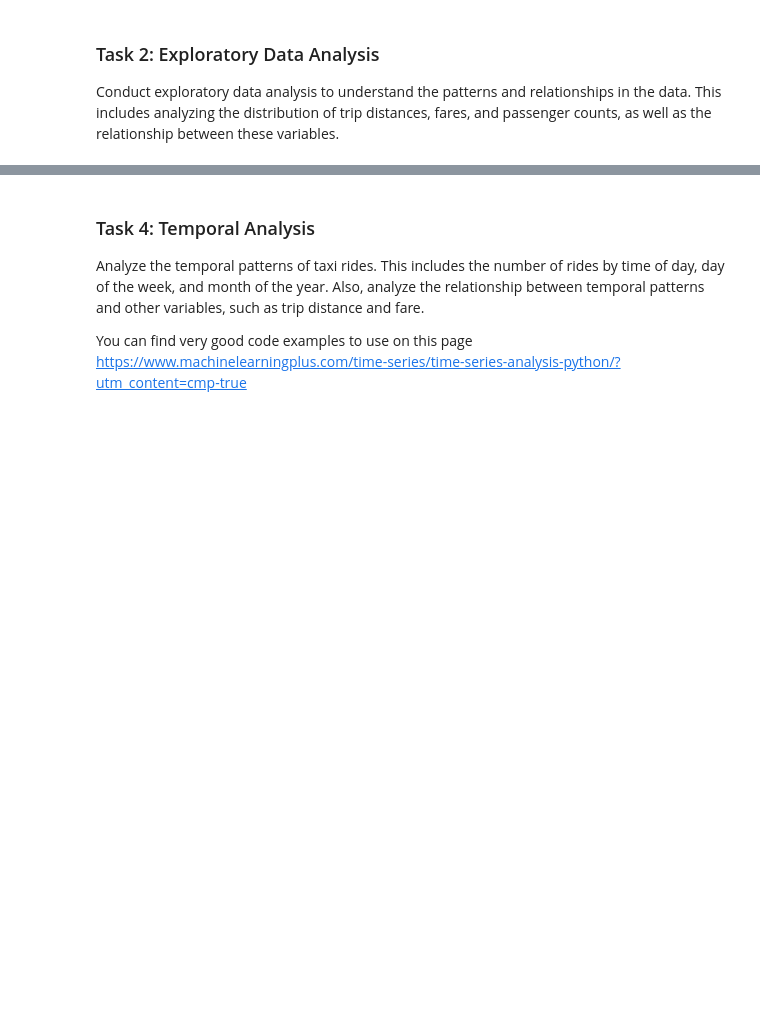
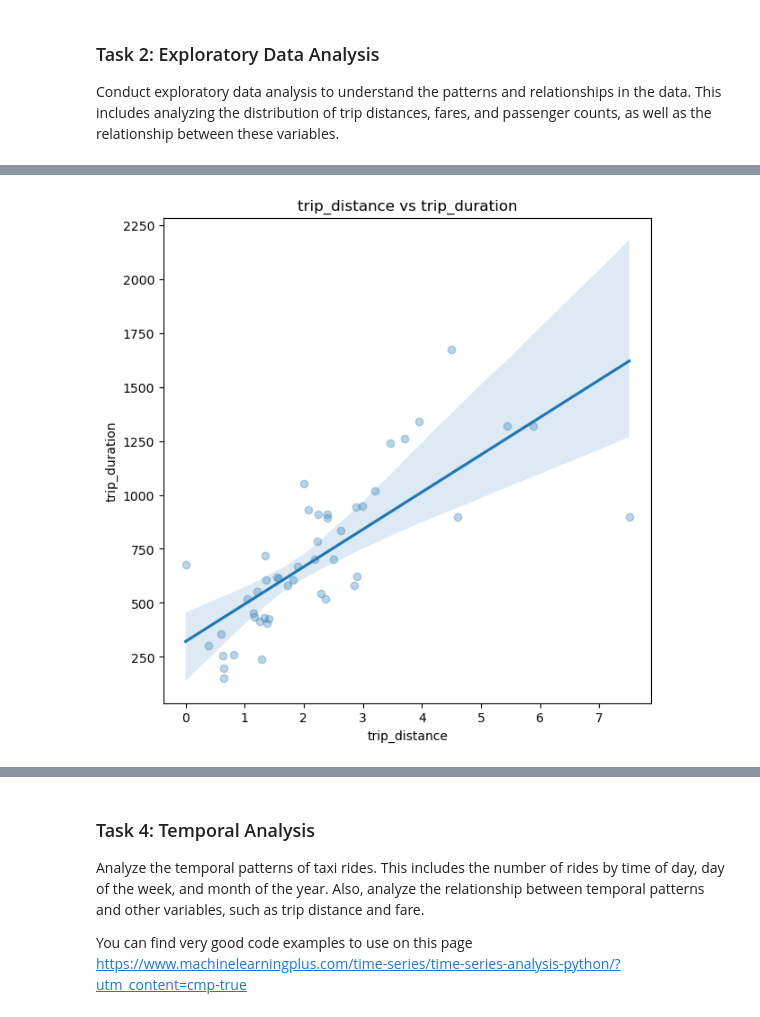
Before and after one commit to fred248h/62444-DVA, a Jupyter notebook: 4_temporal_spatial_data_analysis.ipynb, the cells around one changed output, grey strips where cells are left out. Saved outputs shown, nothing was run; the diff lists cells and outputs as text; code cells hidden in the pictures; blank space fills up the shorter version.

```diff
--- a/4_temporal_spatial_data_analysis.ipynb
+++ b/4_temporal_spatial_data_analysis.ipynb
@@ -92,0 +134,27 @@ Conduct exploratory data analysis to understand the patterns and relationships i
+# %%
+# Konverter kolonnerne til datetime-format
+df_green['lpep_pickup_datetime'] = pd.to_datetime(df_green['lpep_pickup_datetime'])
+df_green['lpep_dropoff_datetime'] = pd.to_datetime(df_green['lpep_dropoff_datetime'])
+
+# Beregn trip duration ved at trække pickup-tidspunktet fra dropoff-tidspunktet
+df_green['trip_duration'] = (df_green['lpep_dropoff_datetime'] - df_green['lpep_pickup_datetime']).dt.total_seconds()
+# %%
+df_green_sample = df_green.sample(90)
+df_green_sample=df_green_sample[df_green_sample.trip_duration < 2000]
+df_green_sample=df_green_sample[df_green_sample.trip_distance < 100]
+df_green_sample=df_green_sample[df_green_sample.tip_amount>0]
+# %%
+import matplotlib.pyplot as plt
+import pandas as pd
+
+
+create_scatterplot(
+    df_green_sample,
+    x_col = 'trip_distance',
+    y_col = 'trip_duration',
+    title = 'trip_distance vs trip_duration',
+    xlabel = 'trip_distance',
+    ylabel = 'trip_duration',
+)
+# %% [output]
+[figure, added]
```
Also changed, not shown: parts of 23 cells of this notebook.
